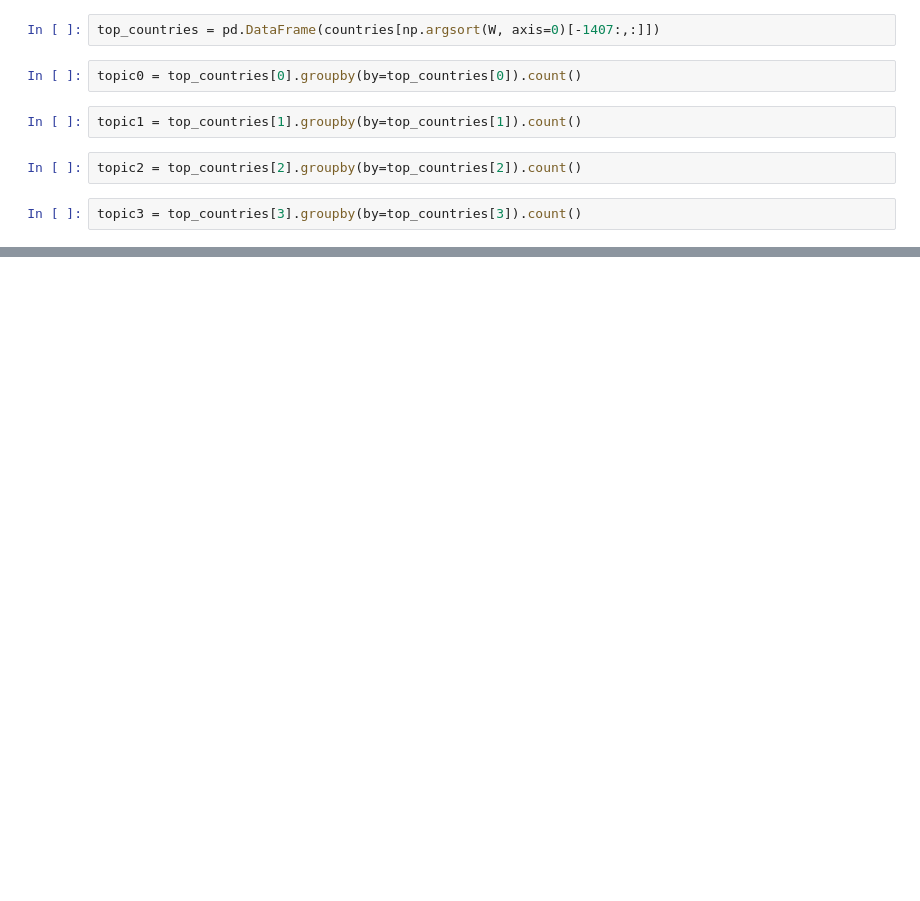
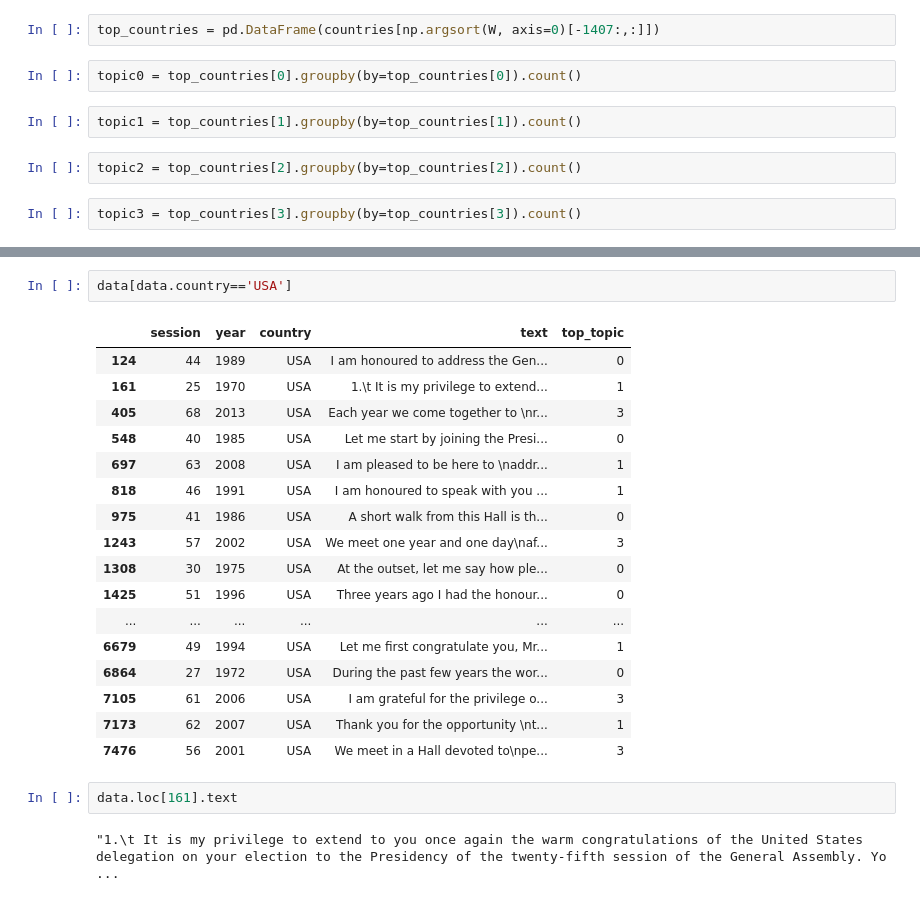
Before and after one commit to katelynrwalker/UN-debates, a Jupyter notebook: nmf_exploration.ipynb, the cells around one changed output, grey strips where cells are left out. Drawn from its saved outputs; the diff is of its cells as text; blank space fills up the shorter version.

```diff
--- a/nmf_exploration.ipynb
+++ b/nmf_exploration.ipynb
@@ -244,0 +297,24 @@ Name: 3, dtype: int64
+# %%
+data[data.country=='USA']
+# %% [output]
+|  | session | year | country | text | top_topic |
+| 124 | 44 | 1989 | USA | ﻿I am honoured to address the Gen... | 0 |
+| 161 | 25 | 1970 | USA | 1.\t It is my privilege to extend... | 1 |
+| 405 | 68 | 2013 | USA | Each year we come together to \nr... | 3 |
+| 548 | 40 | 1985 | USA | Let me start by joining the Presi... | 0 |
+| 697 | 63 | 2008 | USA | I am pleased to be here to \naddr... | 1 |
+| 818 | 46 | 1991 | USA | ﻿I am honoured to speak with you ... | 1 |
+| 975 | 41 | 1986 | USA | A short walk from this Hall is th... | 0 |
+| 1243 | 57 | 2002 | USA | ﻿We meet one year and one day\naf... | 3 |
+| 1308 | 30 | 1975 | USA | At the outset, let me say how ple... | 0 |
+| 1425 | 51 | 1996 | USA | ﻿Three years ago I had the honour... | 0 |
+| ... | ... | ... | ... | ... | ... |
+| 6679 | 49 | 1994 | USA | Let me first congratulate you, Mr... | 1 |
+| 6864 | 27 | 1972 | USA | During the past few years the wor... | 0 |
+| 7105 | 61 | 2006 | USA | I am grateful for the privilege o... | 3 |
+| 7173 | 62 | 2007 | USA | Thank you for the opportunity \nt... | 1 |
+| 7476 | 56 | 2001 | USA | ﻿We meet in a Hall devoted to\npe... | 3 |
+# %%
+data.loc[161].text
+# %% [output]
+"1.\t It is my privilege to extend to you once again the warm congratulations of the United States delegation on your election to the Presidency of the twenty-fifth session of the General Assembly. Yo ...
```
Also changed, not shown: parts of 19 cells of this notebook.
